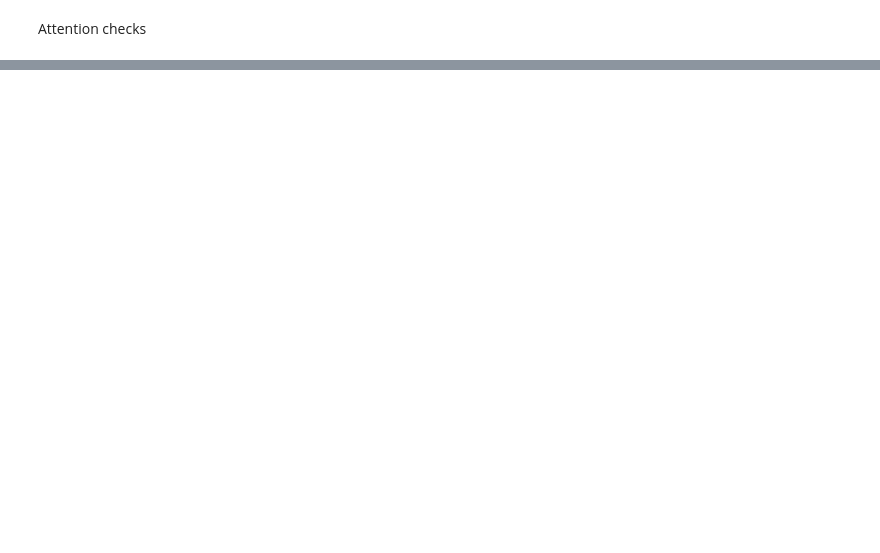
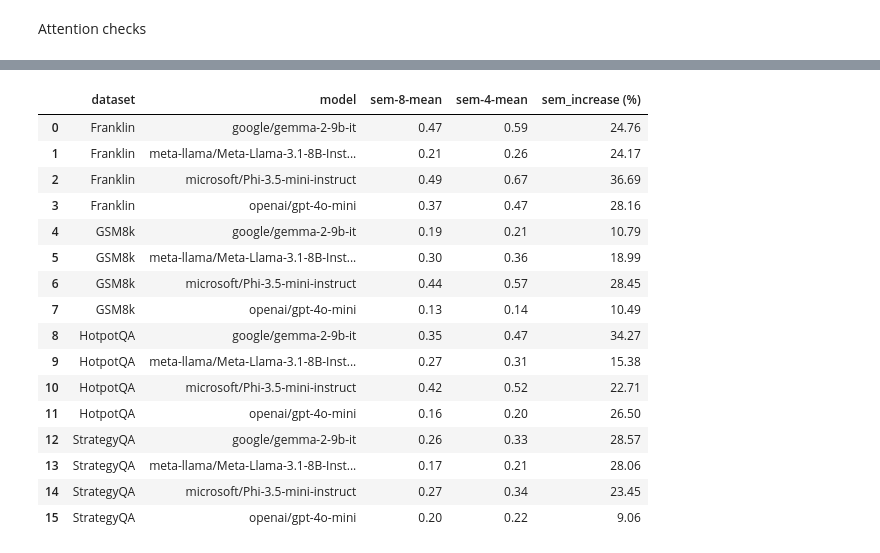
Before and after one commit to njf0/frank-llm, a Jupyter notebook: plan/survey/results/results.ipynb, the cells around one changed output, grey strips where cells are left out. Cells and saved outputs as stored; diff of their text form; code cells hidden in the pictures; blank space fills up the shorter version.

```diff
--- a/plan/survey/results/results.ipynb
+++ b/plan/survey/results/results.ipynb
@@ -84,7 +117,2 @@ df
 # %% [markdown]
 Attention checks
-# %%
-# get questions['uuid'] where is_attention_check is True
-attention_check_uuids = questions[questions['is_attention_check']]['uuid']
-# use startswith to filter
-df = df[df.columns[~df.columns.str.startswith(tuple(attention_check_uuids))]]
@@ -111,0 +119,17 @@ df
+# %%
+attention_checks = [
+    'd67998d7-8f14-4f50-823b-cb63027f21d9_1',
+    'd67998d7-8f14-4f50-823b-cb63027f21d9_2',
+    'd67998d7-8f14-4f50-823b-cb63027f21d9_3',
+    'e45763f5-53c4-4006-b2f8-edfbfd7e289e_1',
+    'e45763f5-53c4-4006-b2f8-edfbfd7e289e_2',
+    'e45763f5-53c4-4006-b2f8-edfbfd7e289e_3',
+]
+# make two dataframes with the attention check columns
+attention_check_df = df[attention_checks]
+# drop these columns from the dataframe
+df = df.drop(attention_checks, axis=1)
+# confirm each column contains 'Strongly agree'
+attention_check_df = attention_check_df.map(lambda x: x == 'Strongly agree')
+# get the rows where not all attention checks are True
+attention_check_df = attention_check_df[~attention_check_df.all(axis=1)]
@@ -111,0 +256,20 @@ df
+# %%
+sem_df
+# %% [output]
+|  | dataset | model | sem-8-mean | sem-4-mean | sem_increase (%) |
+| 0 | Franklin | google/gemma-2-9b-it | 0.47 | 0.59 | 24.76 |
+| 1 | Franklin | meta-llama/Meta-Llama-3.1-8B-Inst... | 0.21 | 0.26 | 24.17 |
+| 2 | Franklin | microsoft/Phi-3.5-mini-instruct | 0.49 | 0.67 | 36.69 |
+| 3 | Franklin | openai/gpt-4o-mini | 0.37 | 0.47 | 28.16 |
+| 4 | GSM8k | google/gemma-2-9b-it | 0.19 | 0.21 | 10.79 |
+| 5 | GSM8k | meta-llama/Meta-Llama-3.1-8B-Inst... | 0.30 | 0.36 | 18.99 |
+| 6 | GSM8k | microsoft/Phi-3.5-mini-instruct | 0.44 | 0.57 | 28.45 |
+| 7 | GSM8k | openai/gpt-4o-mini | 0.13 | 0.14 | 10.49 |
+| 8 | HotpotQA | google/gemma-2-9b-it | 0.35 | 0.47 | 34.27 |
+| 9 | HotpotQA | meta-llama/Meta-Llama-3.1-8B-Inst... | 0.27 | 0.31 | 15.38 |
+| 10 | HotpotQA | microsoft/Phi-3.5-mini-instruct | 0.42 | 0.52 | 22.71 |
+| 11 | HotpotQA | openai/gpt-4o-mini | 0.16 | 0.20 | 26.50 |
+| 12 | StrategyQA | google/gemma-2-9b-it | 0.26 | 0.33 | 28.57 |
+| 13 | StrategyQA | meta-llama/Meta-Llama-3.1-8B-Inst... | 0.17 | 0.21 | 28.06 |
+| 14 | StrategyQA | microsoft/Phi-3.5-mini-instruct | 0.27 | 0.34 | 23.45 |
+| 15 | StrategyQA | openai/gpt-4o-mini | 0.20 | 0.22 | 9.06 |
```
Also changed, not shown: parts of 18 cells of this notebook.
